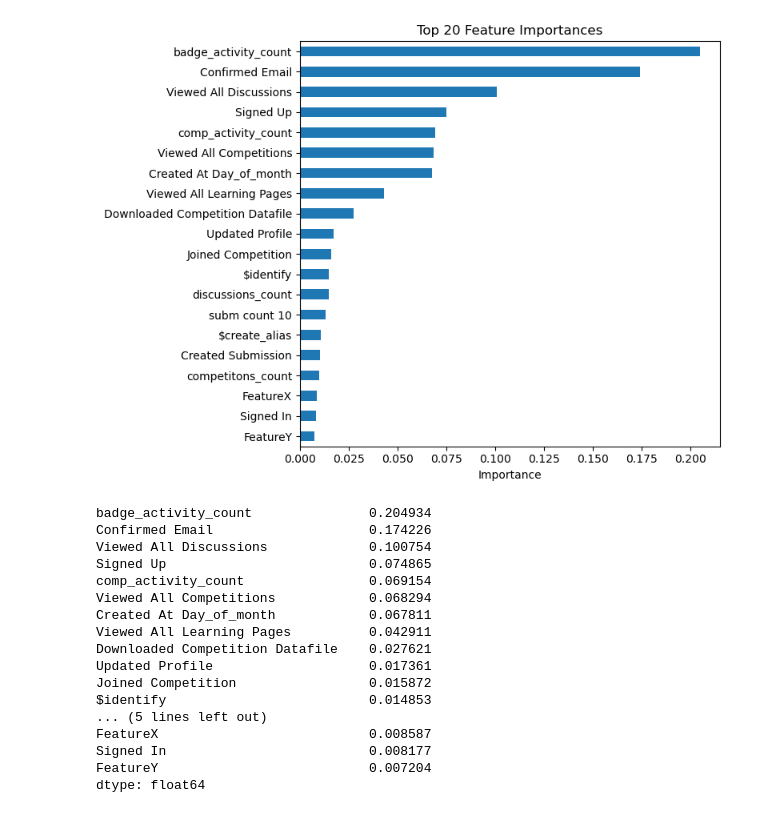
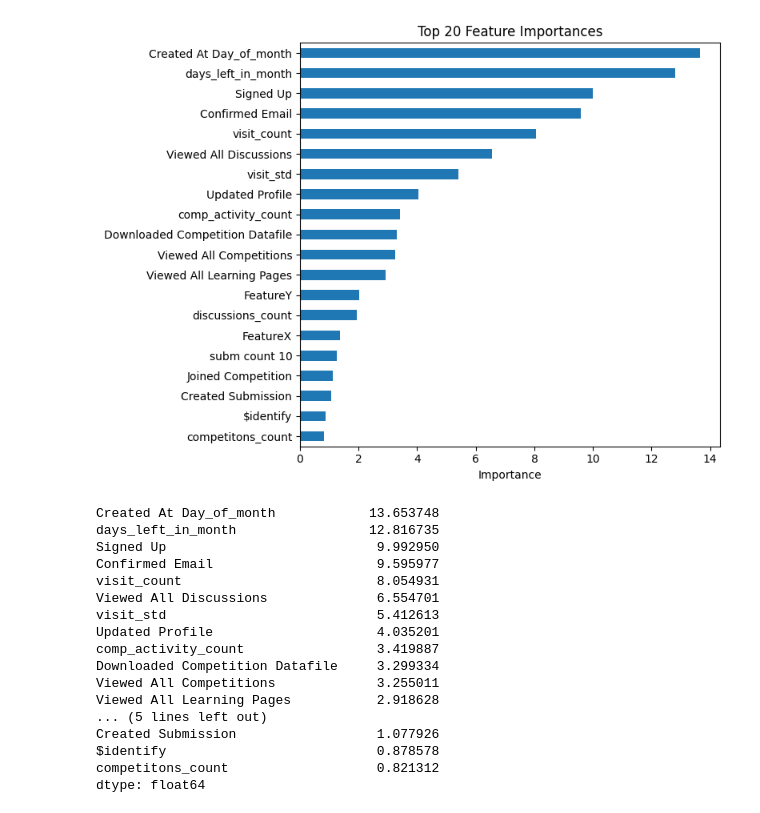
Before and after one commit to OmarFetou7/New-User-Engagement, a Jupyter notebook: models.ipynb, the cells around one changed output. Saved outputs shown, nothing was run; the diff lists cells and outputs as text; code cells hidden in the pictures.

```diff
--- a/models.ipynb
+++ b/models.ipynb
@@ -17,6 +15,6 @@ Note: You have installed the 'manylinux2014' variant of XGBoost. Certain feature
 # %%
 df = pd.read_csv("data/datatrain.csv")
-X = df.select_dtypes(include=["number"]).drop(columns=["target","Created At Year","hour","minute","second","Countries_ID","Created At Month"])
+X = df.select_dtypes(include=["number"]).drop(columns=["target","Created At Year","Countries_ID","Created At Month","visit_std_days","visit_count_days","badge_activity_count"])
 # X = df[cols]
 y = df["target"]
 X_train, X_test, y_train, y_test = train_test_split(
@@ -52,6 +58,9 @@ clf = RandomForestClassifier(
     random_state=42,
     class_weight='balanced'
 )
+# %%
+catclf = CatBoostClassifier(n_estimators=2000,learning_rate=0.01124,
+    auto_class_weights='Balanced')
 # %%
 def train_and_evaluate_model(X_train, y_train, X_test, y_test, model, beta=1):
     """
@@ -158,23 +170,23 @@ def plot_feature_importance(model, feature_names, top_n=10):
     print(top_features)
     return top_features.index
 # %%
-cols = plot_feature_importance(clf, X.columns, top_n=20)
+cols = plot_feature_importance(catclf, X.columns, top_n=20)
 # %% [output]
-[figure, old version]
+[figure, new version]
-badge_activity_count               0.204934
-Confirmed Email                    0.174226
-Viewed All Discussions             0.100754
-Signed Up                          0.074865
-comp_activity_count                0.069154
-Viewed All Competitions            0.068294
-Created At Day_of_month            0.067811
-Viewed All Learning Pages          0.042911
-Downloaded Competition Datafile    0.027621
-Updated Profile                    0.017361
-Joined Competition                 0.015872
-$identify                          0.014853
+Created At Day_of_month            13.653748
+days_left_in_month                 12.816735
+Signed Up                           9.992950
+Confirmed Email                     9.595977
+visit_count                         8.054931
+Viewed All Discussions              6.554701
+visit_std                           5.412613
+Updated Profile                     4.035201
+comp_activity_count                 3.419887
+Downloaded Competition Datafile     3.299334
+Viewed All Competitions             3.255011
+Viewed All Learning Pages           2.918628
 ... (5 lines left out)
-FeatureX                           0.008587
-Signed In                          0.008177
-FeatureY                           0.007204
+Created Submission                  1.077926
+$identify                           0.878578
+competitons_count                   0.821312
 dtype: float64
```
Also changed, not shown: parts of 20 cells of this notebook, 5 other files.
